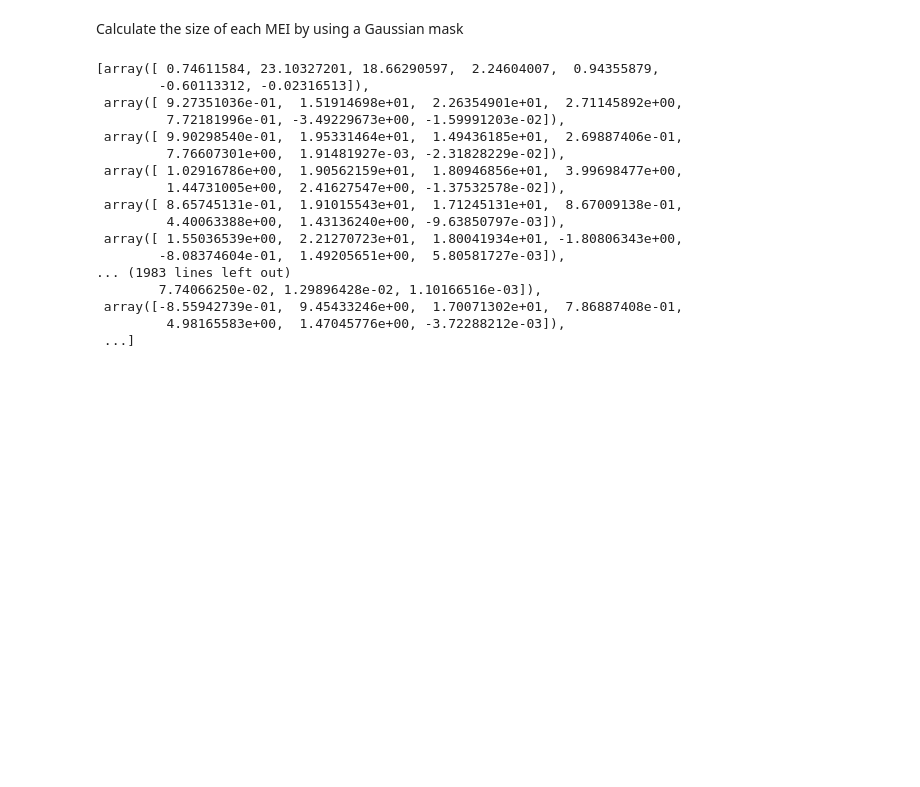
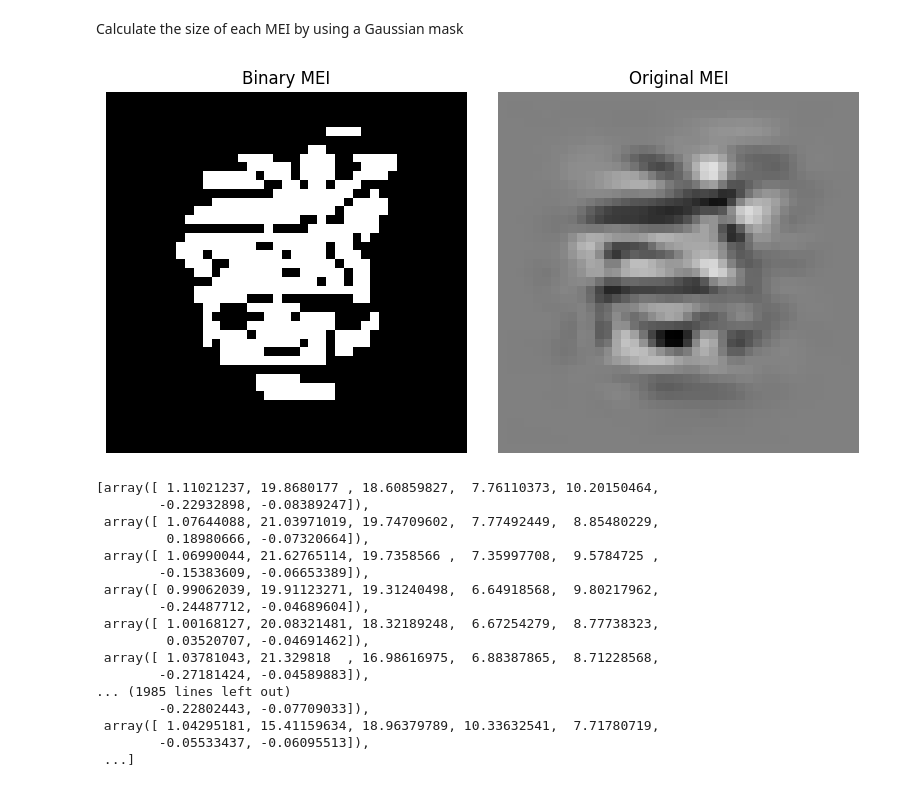
Before and after one commit to ananaphasia/Petreanu_MEI_generation, a Jupyter notebook: 06_UMAP_analysis.ipynb, the cells around one changed output. Cells and saved outputs as stored; diff of their text form; code cells hidden in the pictures; blank space fills up the shorter version.

Commit message:
calculated better gaussian masks

```diff
--- a/06_UMAP_analysis.ipynb
+++ b/06_UMAP_analysis.ipynb
@@ -849,6 +849,33 @@ plt.show()
 [figure]
 # %% [markdown]
 Calculate the size of each MEI by using a Gaussian mask
+# %%
+# replace all values in extracted regions with 1 if they are greater or less than epsilon else 0
+
+epsilon = 0.15
+
+extracted_regions_binary = []
+
+for region in extracted_regions:
+    mask = np.abs(region) > epsilon
+    extracted_regions_binary.append(mask.astype(int))
+
+# plot an example alongside the original MEI
+
+fig, axs = plt.subplots(1, 2, figsize=(8, 4))
+
+axs[0].imshow(extracted_regions_binary[0], cmap='gray')
+axs[0].set_title('Binary MEI')
+axs[0].axis('off')
+
+axs[1].imshow(extracted_regions[0], cmap='gray', vmin=-1, vmax=1)
+axs[1].set_title('Original MEI')
+axs[1].axis('off')
+
+plt.tight_layout()
+plt.show()
+# %% [output]
+[figure, added]
 # %%
 # Calculate the size of each MEI by fitting a 2D Gaussian to the MEI and calculating the area of the ellipse
 
@@ -869,7 +896,7 @@ def fit_gaussian_2d(data):
     y = np.arange(data.shape[0])
     x, y = np.meshgrid(x, y)
     xy = (x, y)
-    initial_guess = (1, data.shape[1]//2, data.shape[0]//2, 1, 1, 0, 0)
+    initial_guess = (1, data.shape[1]//2, data.shape[0]//2, 10, 10, 0, 0)
     popt, pcov = curve_fit(gaussian_2d, xy, data.ravel(), p0=initial_guess, maxfev=10000)
     return popt
 
@@ -879,7 +906,7 @@ def fit_gaussian_2d(data):
 gaussian_params = []
 removed_indices = []
 
-for i, mei in tqdm(enumerate(extracted_regions), total=len(extracted_regions)):
+for i, mei in tqdm(enumerate(extracted_regions_binary), total=len(extracted_regions_binary)):
     if mei is None:
         gaussian_params.append(None)
         removed_indices.append(i)
@@ -892,20 +919,20 @@ for i, mei in tqdm(enumerate(extracted_regions), total=len(extracted_regions)):
 
 gaussian_params
 # %% [output]
-[array([ 0.74611584, 23.10327201, 18.66290597,  2.24604007,  0.94355879,
-        -0.60113312, -0.02316513]),
- array([ 9.27351036e-01,  1.51914698e+01,  2.26354901e+01,  2.71145892e+00,
-         7.72181996e-01, -3.49229673e+00, -1.59991203e-02]),
- array([ 9.90298540e-01,  1.95331464e+01,  1.49436185e+01,  2.69887406e-01,
-         7.76607301e+00,  1.91481927e-03, -2.31828229e-02]),
- array([ 1.02916786e+00,  1.90562159e+01,  1.80946856e+01,  3.99698477e+00,
-         1.44731005e+00,  2.41627547e+00, -1.37532578e-02]),
- array([ 8.65745131e-01,  1.91015543e+01,  1.71245131e+01,  8.67009138e-01,
-         4.40063388e+00,  1.43136240e+00, -9.63850797e-03]),
- array([ 1.55036539e+00,  2.21270723e+01,  1.80041934e+01, -1.80806343e+00,
-        -8.08374604e-01,  1.49205651e+00,  5.80581727e-03]),
-... (1983 lines left out)
-        7.74066250e-02, 1.29896428e-02, 1.10166516e-03]),
- array([-8.55942739e-01,  9.45433246e+00,  1.70071302e+01,  7.86887408e-01,
-         4.98165583e+00,  1.47045776e+00, -3.72288212e-03]),
+[array([ 1.11021237, 19.8680177 , 18.60859827,  7.76110373, 10.20150464,
+        -0.22932898, -0.08389247]),
+ array([ 1.07644088, 21.03971019, 19.74709602,  7.77492449,  8.85480229,
+         0.18980666, -0.07320664]),
+ array([ 1.06990044, 21.62765114, 19.7358566 ,  7.35997708,  9.5784725 ,
+        -0.15383609, -0.06653389]),
+ array([ 0.99062039, 19.91123271, 19.31240498,  6.64918568,  9.80217962,
+        -0.24487712, -0.04689604]),
+ array([ 1.00168127, 20.08321481, 18.32189248,  6.67254279,  8.77738323,
+         0.03520707, -0.04691462]),
+ array([ 1.03781043, 21.329818  , 16.98616975,  6.88387865,  8.71228568,
+        -0.27181424, -0.04589883]),
+... (1985 lines left out)
+        -0.22802443, -0.07709033]),
+ array([ 1.04295181, 15.41159634, 18.96379789, 10.33632541,  7.71780719,
+        -0.05533437, -0.06095513]),
  ...]
```
Also changed, not shown: parts of 7 cells of this notebook, 3 other files.
